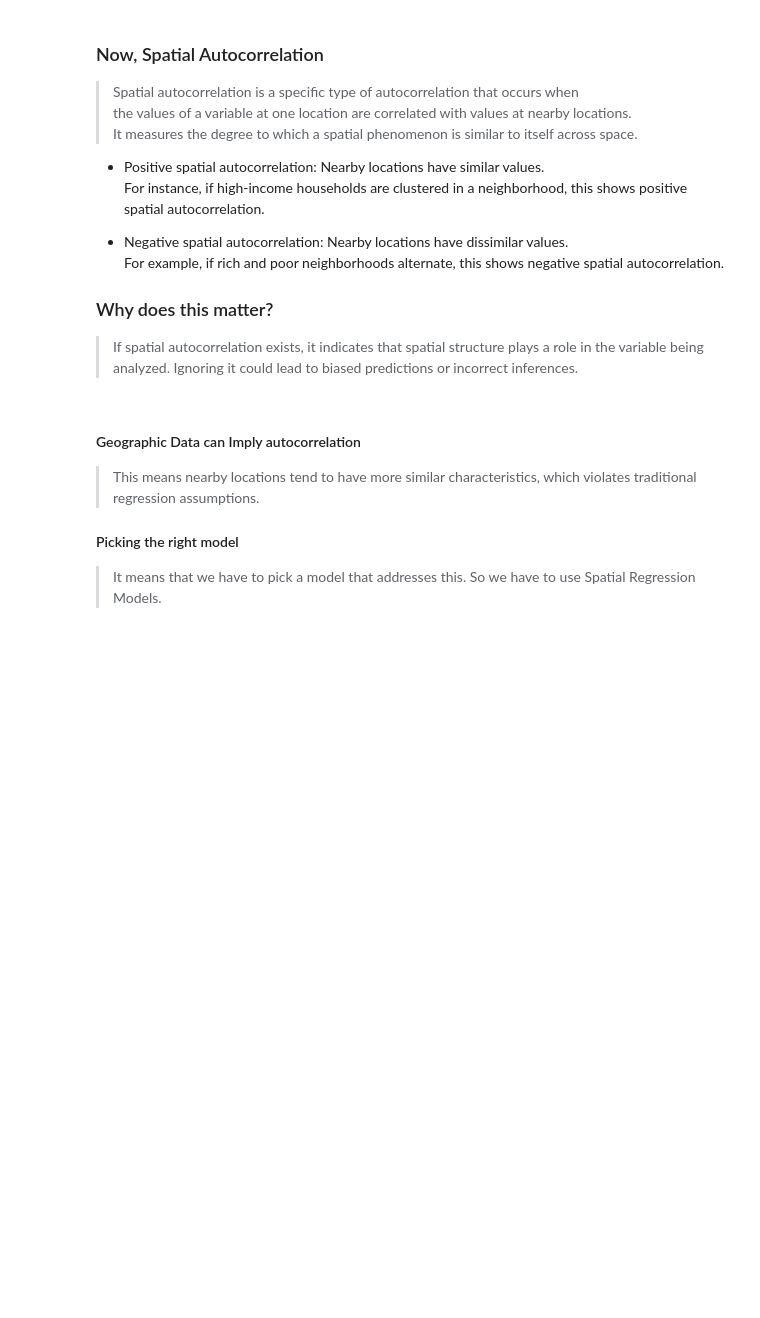
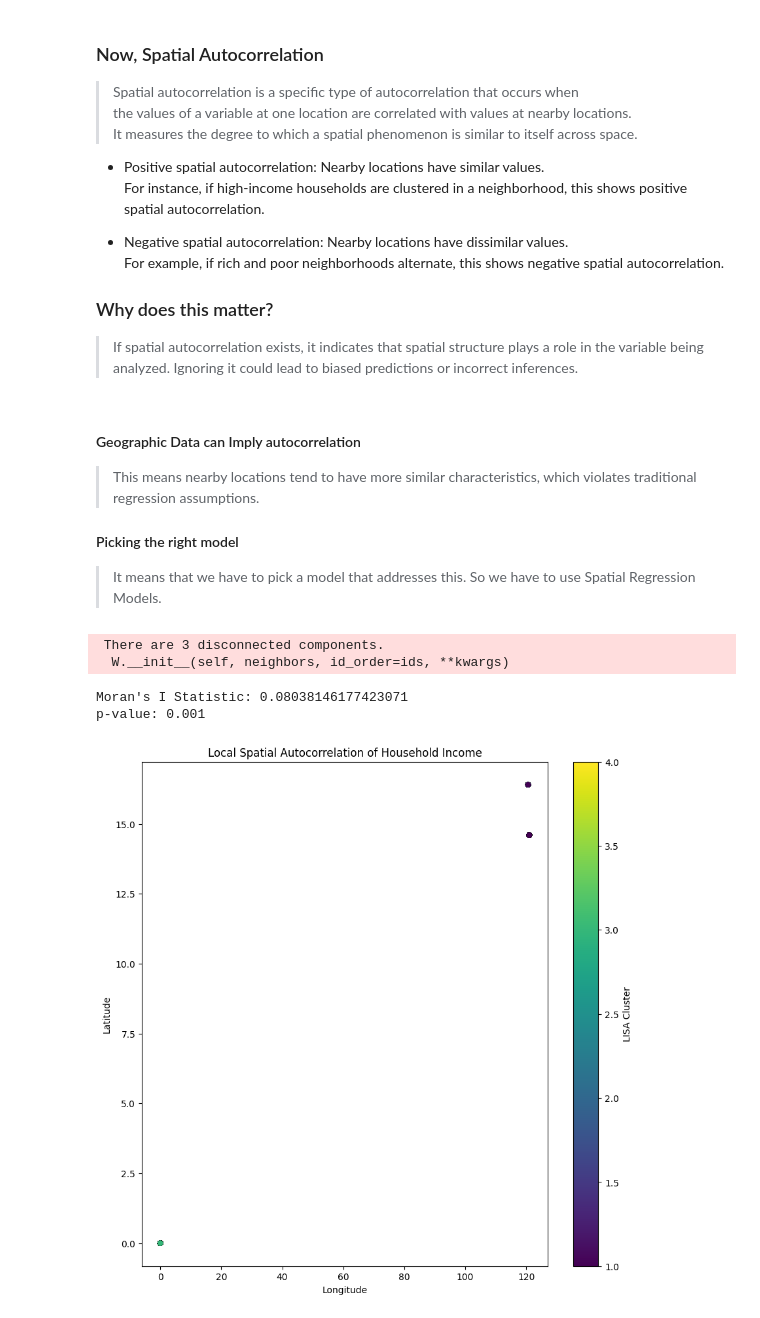
Before and after one commit to Meowxeth/PT-CaseStudy, a Jupyter notebook: main.ipynb, the cells around one changed output. Cells and saved outputs as stored; diff of their text form; code cells hidden in the pictures; blank space fills up the shorter version.

```diff
--- a/main.ipynb
+++ b/main.ipynb
@@ -259,5 +286,48 @@ import libpysal
 import esda
 
 # Create spatial weights matrix
-coords = df[['longitude', 'latitude']].values
+coords = continous_df_no_outliers[['longitude', 'latitude']].values
 w = libpysal.weights.KNN.from_array(coords, k=5)  # 5 nearest neighbors
+# %% [output]
+ There are 3 disconnected components.
+  W.__init__(self, neighbors, id_order=ids, **kwargs)
+# %%
+# Moran's I test for Total Household Income
+moran = esda.moran.Moran(continous_df_no_outliers['Total Household Income'], w)
+
+print("Moran's I Statistic:", moran.I)
+print("p-value:", moran.p_sim)
+
+# Interpretation:
+# - Moran's I ranges from -1 to 1
+# - Positive values indicate clustering
+# - Negative values indicate dispersion
+# - Close to 0 suggests random spatial distribution
+# %% [output]
+Moran's I Statistic: 0.08038146177423071
+p-value: 0.001
+# %%
+# Local Indicators of Spatial Association (LISA)
+lisa = esda.moran.Moran_Local(
+    continous_df_no_outliers['Total Household Income'], w)
+
+# Plotting LISA Cluster Map
+plt.figure(figsize=(10, 10))
+plt.scatter(continous_df_no_outliers['longitude'], continous_df_no_outliers['latitude'],
+            c=lisa.q,
+            cmap='viridis',
+            edgecolor='black',
+            linewidth=0.1)
+plt.colorbar(label='LISA Cluster')
+plt.title('Local Spatial Autocorrelation of Household Income')
+plt.xlabel('Longitude')
+plt.ylabel('Latitude')
+plt.show()
+
+# LISA Quadrants Interpretation:
+# 1: High-High Clusters (wealthy regions near wealthy regions)
+# 2: Low-Low Clusters (poor regions near poor regions)
+# 3: High-Low Outliers
+# 4: Low-High Outliers
+# %% [output]
+[figure, added]
```
Also changed, not shown: parts of 4 cells of this notebook.
